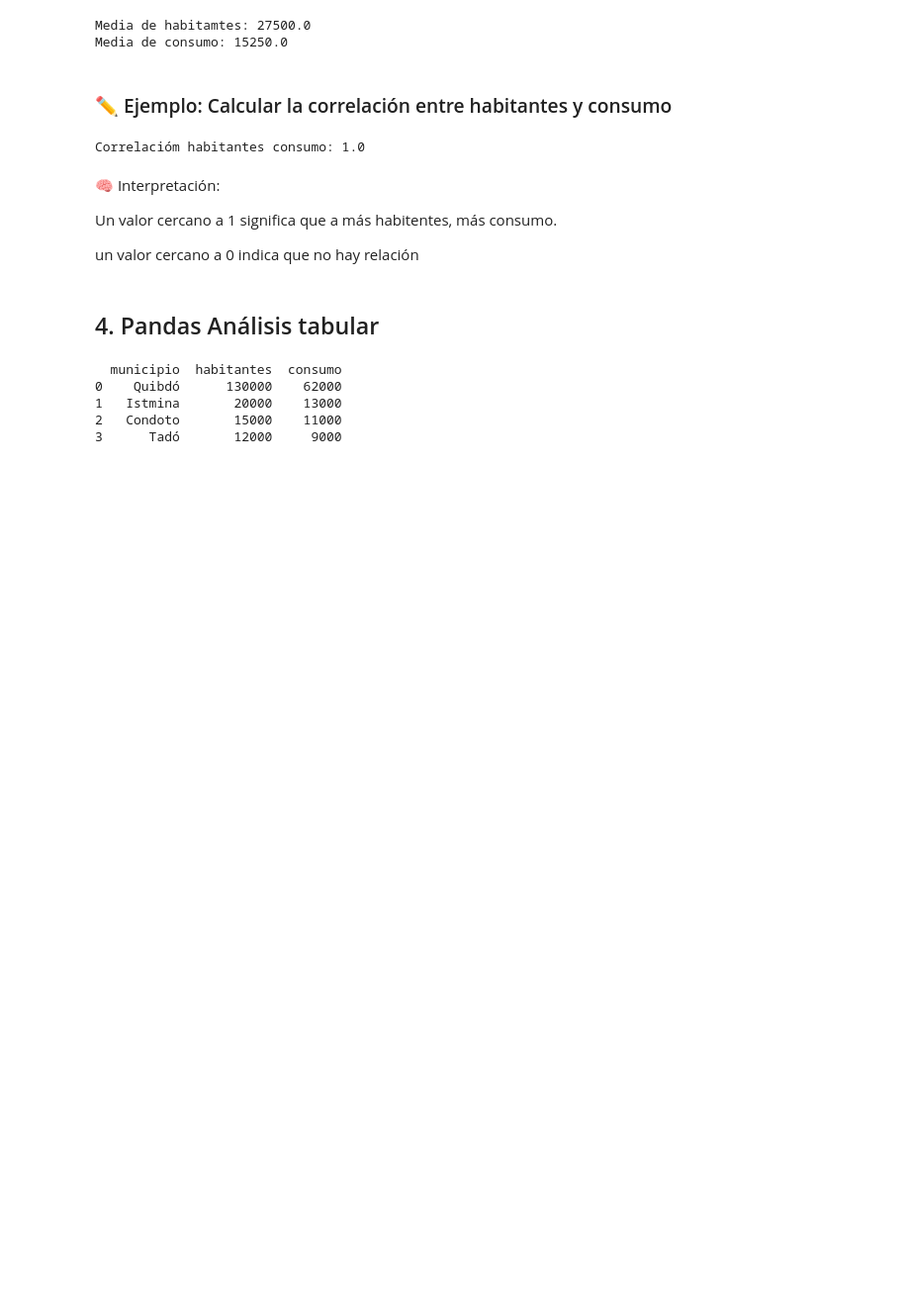
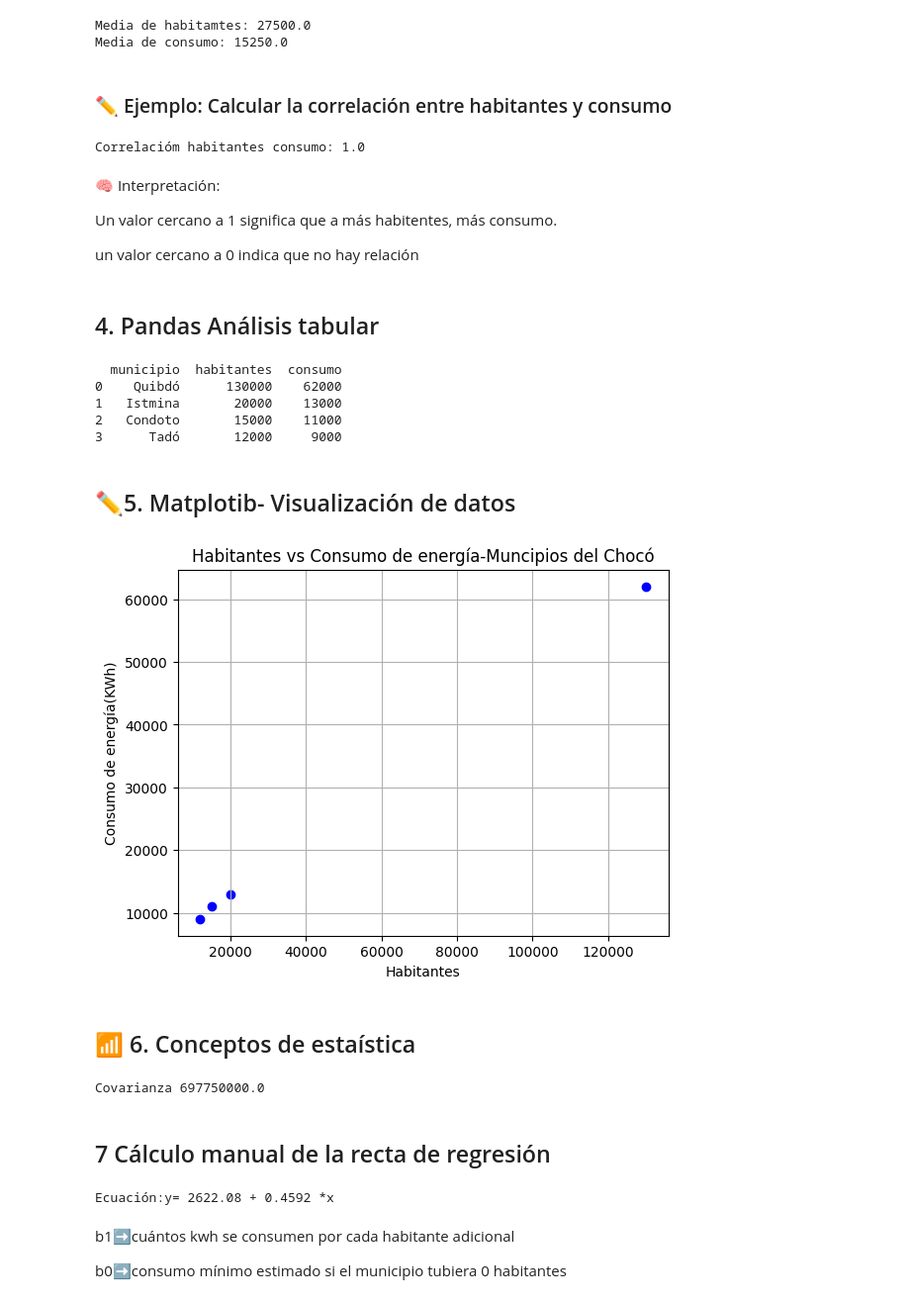
Before and after one commit to fernandogh7508/IAG340, a Jupyter notebook: IAG340/Mision1/Conocimientos_previos_Rrgresion_lineal.ipynb, the cells around one changed output. Shown: that part at 99% size. Cells and saved outputs as stored; diff of their text form; code cells hidden in the pictures; blank space fills up the shorter version.

```diff
--- a/IAG340/Mision1/Conocimientos_previos_Rrgresion_lineal.ipynb
+++ b/IAG340/Mision1/Conocimientos_previos_Rrgresion_lineal.ipynb
@@ -94,3 +94,40 @@ print(df)
 1   Istmina       20000    13000
 2   Condoto       15000    11000
 3      Tadó       12000     9000
+# %% [markdown]
+## ✏️5. Matplotib- Visualización de datos
+# %%
+import matplotlib.pyplot as plt
+plt.scatter(df["habitantes"],df["consumo"],color="blue")
+plt.title("Habitantes vs Consumo de energía-Muncipios del Chocó")
+plt.xlabel("Habitantes")
+plt.ylabel("Consumo de energía(KWh)")
+plt.grid(True)
+plt.show()
+# %% [output]
+[figure, added]
+# %% [markdown]
+## 📶 6. Conceptos de estaística
+# %%
+import numpy as np
+habitantes =np.array([130000,20000,15000,12000,18000,8000,10000,7000])
+consumo= np.array([62000,13000,11000,9000,12000,5000,6000,4000])
+# Covarianza Cómo se relacionan dos variables
+cov=np.mean( (habitantes-np.mean(habitantes))*(consumo-np.mean(consumo)))
+print("Covarianza",cov)
+# %% [output]
+Covarianza 697750000.0
+# %% [markdown]
+## 7 Cálculo manual de la recta de regresión
+# %%
+x =np.array([130000,20000,15000,12000,18000,8000,10000,7000]) #x Habitantes
+y= np.array([62000,13000,11000,9000,12000,5000,6000,4000]) # y consumo
+b1=np.cov(x,y,bias=True)[0,1]/np.var(x) #Pendiente
+b0= np.mean(y)-b1*np.mean(x) #intercepto
+print("Ecuación:y=",round(b0,2),"+",round(b1,4),"*x")
+# %% [output]
+Ecuación:y= 2622.08 + 0.4592 *x
+# %% [markdown]
+b1➡️cuántos kwh se consumen por cada habitante adicional
+
+b0➡️consumo mínimo estimado si el municipio tubiera 0 habitantes
```
Also changed, not shown: 1 other file.
